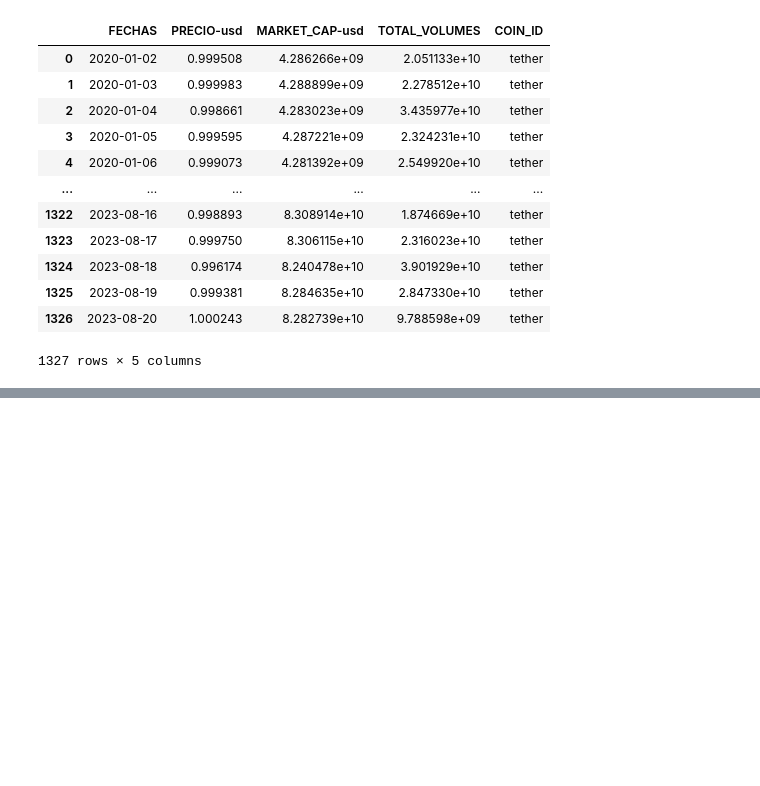
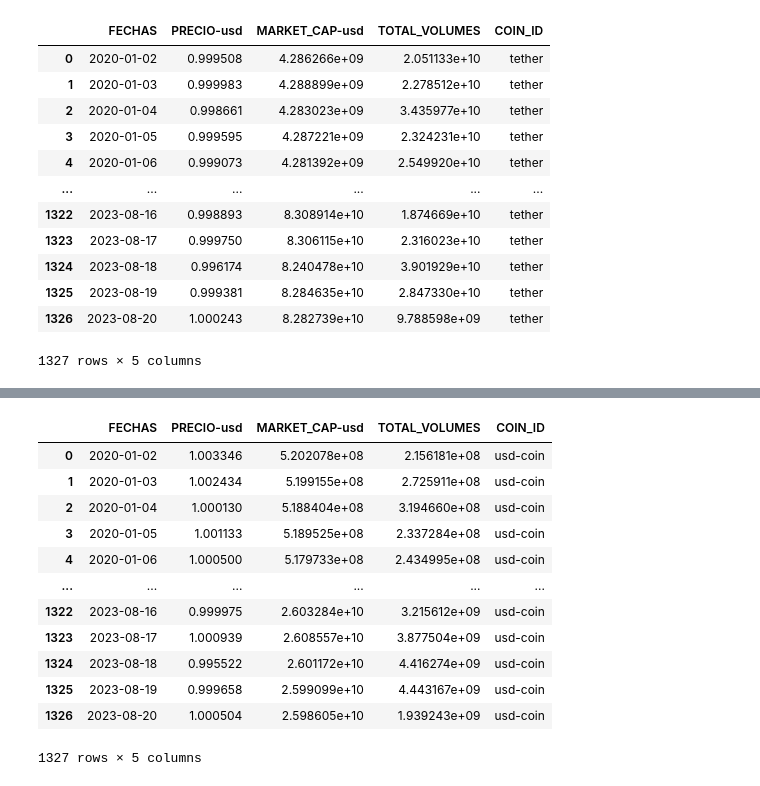
Before and after one commit to Constanzafl/Proyecto2_Data_Analytics, a Jupyter notebook: ETL/history.ipynb, the cells around one changed output, grey strips where cells are left out. Cells and saved outputs as stored; diff of their text form; code cells hidden in the pictures; blank space fills up the shorter version.

```diff
--- a/ETL/history.ipynb
+++ b/ETL/history.ipynb
@@ -184,0 +209,22 @@ price_history_tet.to_csv('tether.csv', index=True)
+# %%
+coin_id = "usd-coin"  # Reemplaza con el ID de la moneda que deseas analizar
+start_date = "1577890800"  # Fecha de inicio enero 2020
+end_date = "1692543600"    # Agosto 2023
+
+price_history_usdc = get_price_and_market_cap(coin_id, start_date, end_date)
+
+price_history_usdc
+# %% [output]
+|  | FECHAS | PRECIO-usd | MARKET_CAP-usd | TOTAL_VOLUMES | COIN_ID |
+| 0 | 2020-01-02 | 1.003346 | 5.202078e+08 | 2.156181e+08 | usd-coin |
+| 1 | 2020-01-03 | 1.002434 | 5.199155e+08 | 2.725911e+08 | usd-coin |
+| 2 | 2020-01-04 | 1.000130 | 5.188404e+08 | 3.194660e+08 | usd-coin |
+| 3 | 2020-01-05 | 1.001133 | 5.189525e+08 | 2.337284e+08 | usd-coin |
+| 4 | 2020-01-06 | 1.000500 | 5.179733e+08 | 2.434995e+08 | usd-coin |
+| ... | ... | ... | ... | ... | ... |
+| 1322 | 2023-08-16 | 0.999975 | 2.603284e+10 | 3.215612e+09 | usd-coin |
+| 1323 | 2023-08-17 | 1.000939 | 2.608557e+10 | 3.877504e+09 | usd-coin |
+| 1324 | 2023-08-18 | 0.995522 | 2.601172e+10 | 4.416274e+09 | usd-coin |
+| 1325 | 2023-08-19 | 0.999658 | 2.599099e+10 | 4.443167e+09 | usd-coin |
+| 1326 | 2023-08-20 | 1.000504 | 2.598605e+10 | 1.939243e+09 | usd-coin |
+1327 rows × 5 columns
```
Also changed, not shown: parts of 12 cells of this notebook.
